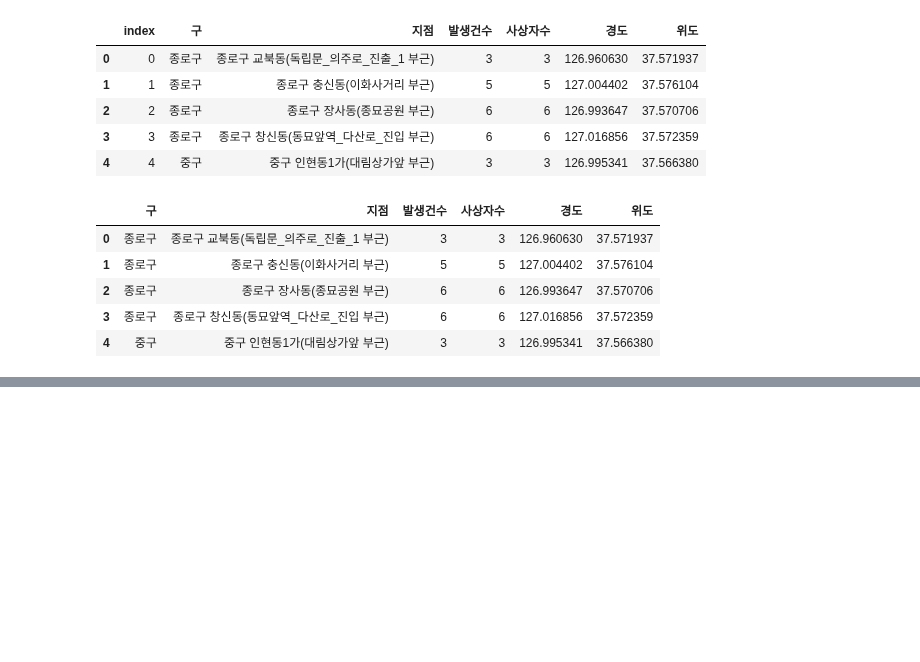
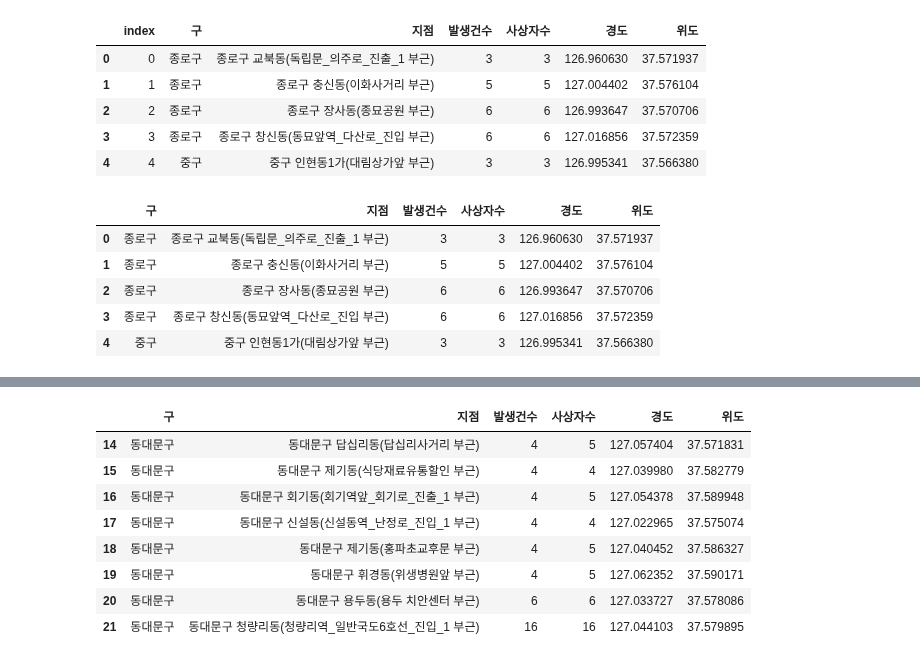
Before and after one commit to y7y1h13/StatisticsAnal, a Jupyter notebook: newPan/프로젝트/사고다발.ipynb, the cells around one changed output, grey strips where cells are left out. Saved outputs shown, nothing was run; the diff lists cells and outputs as text; code cells hidden in the pictures; blank space fills up the shorter version.

```diff
--- a/newPan/프로젝트/사고다발.ipynb
+++ b/newPan/프로젝트/사고다발.ipynb
@@ -187,3 +205,15 @@ for temp in df_acc.index:
 mapdata
 # %% [output]
 [interactive output not drawn]
+# %%
+df_acc.iloc[14:22]
+# %% [output]
+|  | 구 | 지점 | 발생건수 | 사상자수 | 경도 | 위도 |
+| 14 | 동대문구 | 동대문구 답십리동(답십리사거리 부근) | 4 | 5 | 127.057404 | 37.571831 |
+| 15 | 동대문구 | 동대문구 제기동(식당재료유통할인 부근) | 4 | 4 | 127.039980 | 37.582779 |
+| 16 | 동대문구 | 동대문구 회기동(회기역앞_회기로_진출_1 부근) | 4 | 5 | 127.054378 | 37.589948 |
+| 17 | 동대문구 | 동대문구 신설동(신설동역_난정로_진입_1 부근) | 4 | 4 | 127.022965 | 37.575074 |
+| 18 | 동대문구 | 동대문구 제기동(홍파초교후문 부근) | 4 | 5 | 127.040452 | 37.586327 |
+| 19 | 동대문구 | 동대문구 휘경동(위생병원앞 부근) | 4 | 5 | 127.062352 | 37.590171 |
+| 20 | 동대문구 | 동대문구 용두동(용두 치안센터 부근) | 6 | 6 | 127.033727 | 37.578086 |
+| 21 | 동대문구 | 동대문구 청량리동(청량리역_일반국도6호선_진입_1 부근) | 16 | 16 | 127.044103 | 37.579895 |
```
Also changed, not shown: parts of 6 cells of this notebook, 5 other files.
